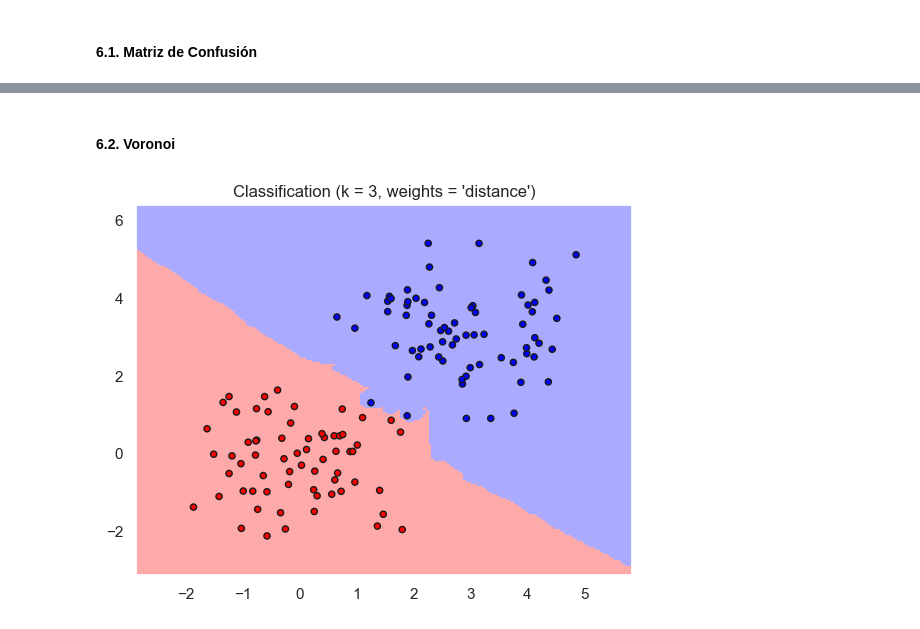
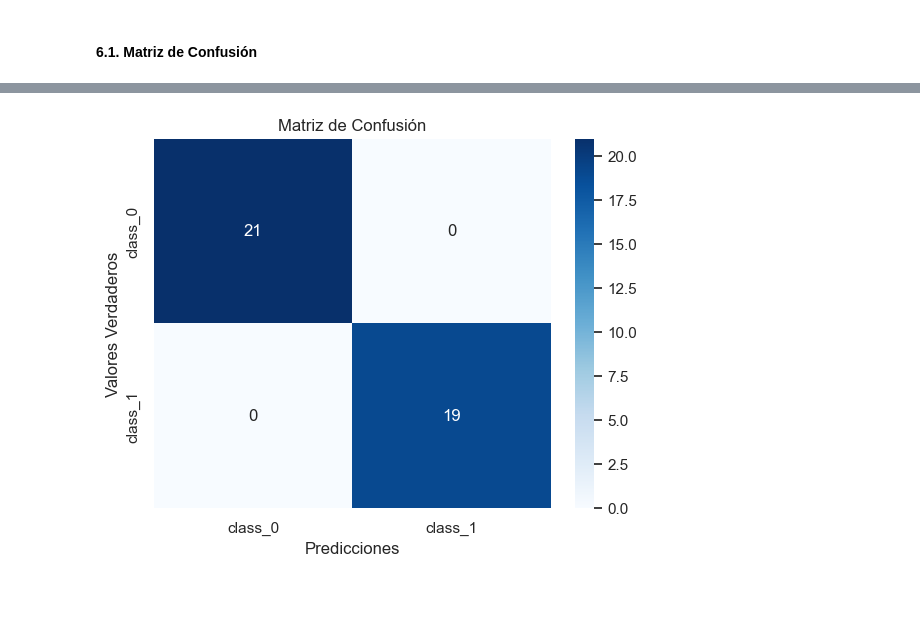
Before and after one commit to viorbe20/ai-machine-learning-systems, a Jupyter notebook: ej1-naive-bayes-knn.ipynb, the cells around one changed output, grey strips where cells are left out. Cells and saved outputs as stored; diff of their text form; code cells hidden in the pictures; blank space fills up the shorter version.

Commit message:
delete Voronoi and refact confussion matrix"

```diff
--- a/ej1-naive-bayes-knn.ipynb
+++ b/ej1-naive-bayes-knn.ipynb
@@ -86,6 +87,7 @@ df_classes.corr()
 from sklearn.model_selection import train_test_split
 
 # División el conjunto de datos en train y test en un porcentaje de 2/3 vs 1/3
-train, test = train_test_split(df_classes[['Class_0','Class_1', 'Target']], test_size=0.33)
+train, test = train_test_split(df_classes[['class_0','class_1', 'target']], test_size=0.33)
 train.reset_index(inplace = True)
 test.reset_index(inplace = True)
+train
@@ -116,14 +132,14 @@ for i, weights in enumerate(['uniform', 'distance']): # Dos configuraciones: vec
             f_test = train.loc[test_fold]
 
             # Entrenamiento del modelo
-            knn.fit( X = f_train.drop(['Target'], axis=1),
-                            y = f_train['Target'])
+            knn.fit( X = f_train.drop(['target'], axis=1),
+                            y = f_train['target'])
 
             # Predicción de los datos de prueba
-            y_pred = knn.predict(X = f_test.drop(['Target'], axis = 1))
+            y_pred = knn.predict(X = f_test.drop(['target'], axis = 1))
 
             # Evaluación del modelo
-            acc = accuracy_score(f_test['Target'], y_pred)
+            acc = accuracy_score(f_test['target'], y_pred)
 
             # Almacenamiento de la precisión de cada fold
             fold_accuracy.append(acc)
@@ -157,13 +173,13 @@ weights = 'distance'
 knn = neighbors.KNeighborsClassifier(n_neighbors= n_neighbors, weights=weights)
 
 # Entrenamiento del clasificador KNN
-knn.fit(X = train[['Class_0','Class_1']], y = train['Target'])
+knn.fit(X = train[['class_0','class_1']], y = train['target'])
 
 # Predicción de los datos de test
-y_pred = knn.predict(X = test[['Class_0','Class_1']])
+y_pred = knn.predict(X = test[['class_0','class_1']])
 
 # Evaluación del modelo
-acc = accuracy_score(test['Target'], y_pred)
+acc = accuracy_score(test['target'], y_pred)
 print(f'La precisión del modelo KNN con {n_neighbors} vecinos y pesos "{weights}" es: {acc:.4f}')
 # %% [output]
 La precisión del modelo KNN con 3 vecinos y pesos "distance" es: 0.9394
@@ -236,36 +190,21 @@ Confusion matrix, without normalization
-# %% [markdown]
-#### 6.2. Voronoi
-# %%
-# Graficamos la solución mediante los diagramas de Voronoi
-
-import matplotlib.pyplot as plt
-from matplotlib.colors import ListedColormap
-cmap_light = ListedColormap(['#FFAAAA', '#AAFFAA', '#AAAAFF'])
-cmap_bold = ListedColormap(['#FF0000', '#00FF00', '#0000FF'])
-h = .05  # step size in the mesh
-
-
-X = train[['Class_0', 'Class_1']].to_numpy()
-y = train['Target'].to_numpy()
-
-# Plot the decision boundary. For that, we will assign a color to each
-# point in the mesh [x_min, x_max]x[y_min, y_max].
-x_min, x_max = X[:, 0].min() - 1, X[:, 0].max() + 1
-y_min, y_max = X[:, 1].min() - 1, X[:, 1].max() + 1
-xx, yy = np.meshgrid(np.arange(x_min, x_max, h), np.arange(y_min, y_max, h))
-Z = knn.predict(np.c_[xx.ravel(), yy.ravel()])
-
-# Put the result into a color plot
-Z = Z.reshape(xx.shape)
-plt.figure()
-plt.pcolormesh(xx, yy, Z, cmap=cmap_light)
-
-# Plot also the training points
-plt.scatter(X[:, 0], X[:, 1], c=y, cmap=cmap_bold, edgecolor='k', s=20)
-plt.xlim(xx.min(), xx.max())
-plt.ylim(yy.min(), yy.max())
-plt.title("Classification (k = %i, weights = '%s')" % (n_neighbors, weights))
-
-plt.show()
-# %% [output]
-[figure, removed]
+# %%
+from sklearn.metrics import confusion_matrix
+
+# Supongamos que ya has entrenado el modelo knn
+X_train, X_test, y_train, y_test = train_test_split(X, y, test_size=0.2, random_state=42)
+
+# Predicción de los datos de prueba después de entrenar el modelo
+y_pred = knn.predict(X_test)
+
+# Calcula la matriz de confusión
+cm = confusion_matrix(y_test, y_pred)
+
+# Resto del código para visualizar la matriz de confusión
+classes = ('class_0', 'class_1')
+sns.heatmap(cm, annot=True, cmap='Blues', xticklabels=classes, yticklabels=classes)
+plt.title('Matriz de Confusión')
+plt.xlabel('Predicciones')
+plt.ylabel('Valores Verdaderos')
+plt.show()
+# %% [output]
+[figure, added]
```
Also changed, not shown: parts of 6 cells of this notebook.
